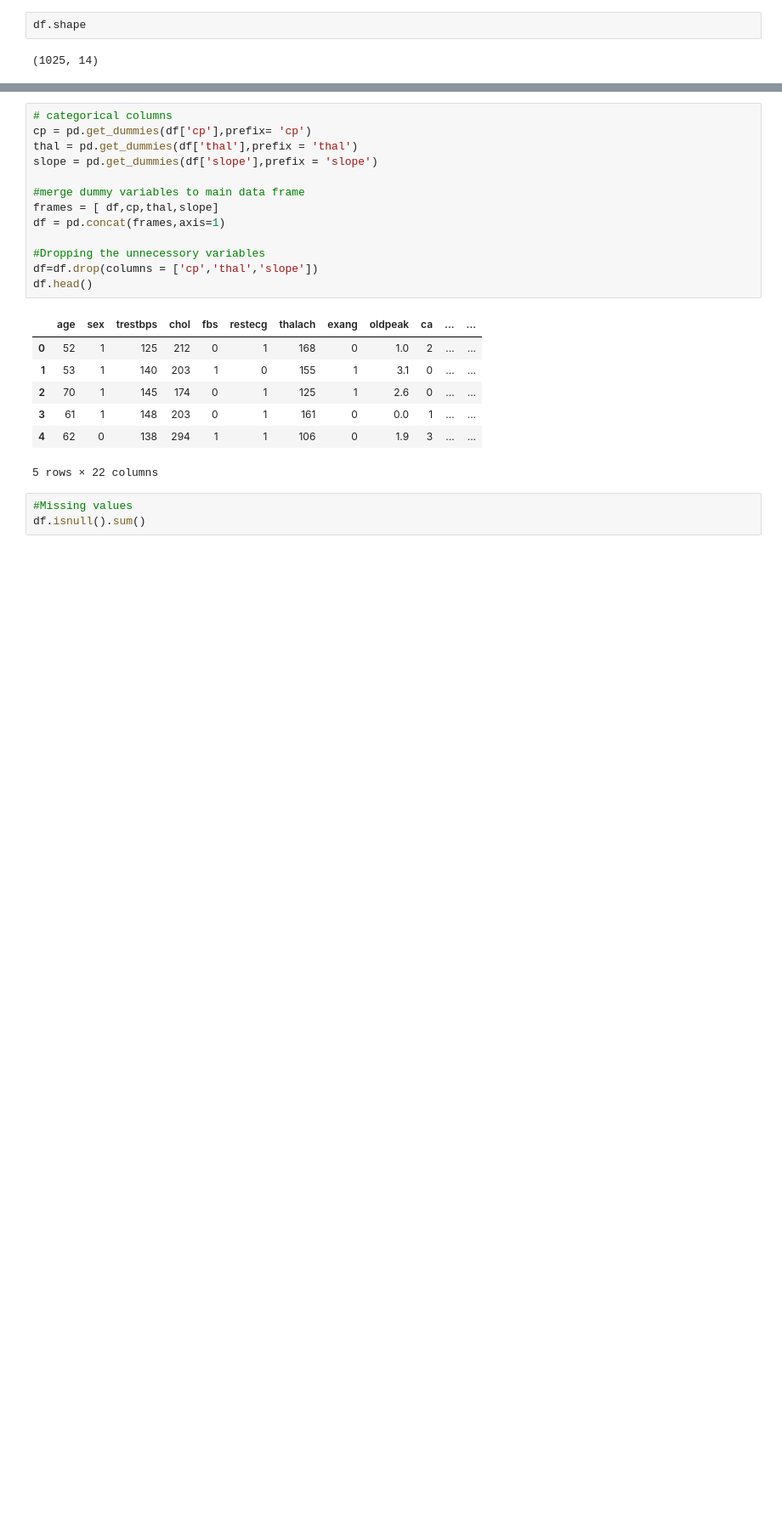
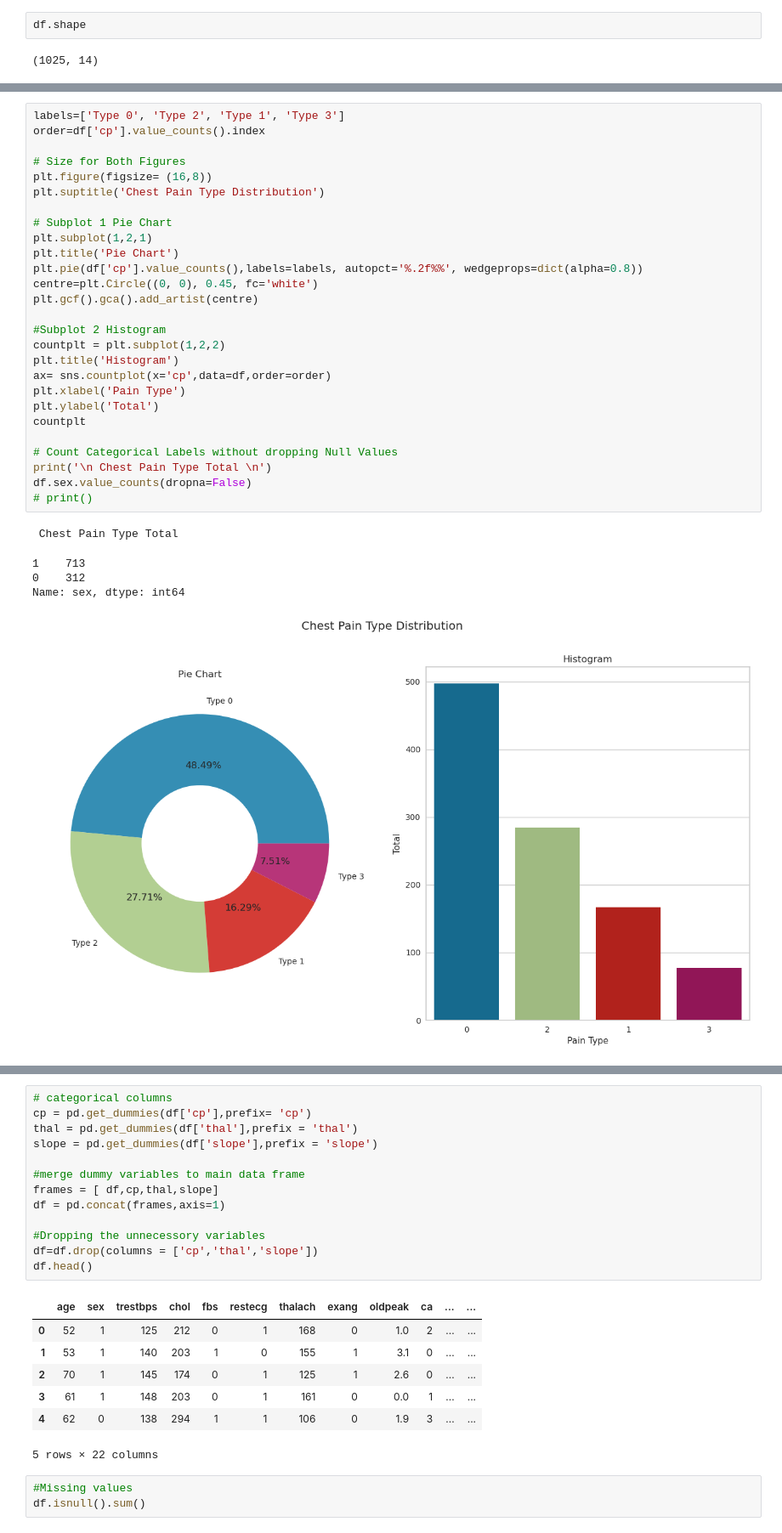
Before and after one commit to sakethrambilla/Kaggle-Notebooks, a Jupyter notebook: Heart-disease-prediction-using-adaboost.ipynb, the cells around one changed output, grey strips where cells are left out. Shown at 85% size. Cells and saved outputs as stored; diff of their text form; blank space fills up the shorter version.

```diff
--- a/Heart-disease-prediction-using-adaboost.ipynb
+++ b/Heart-disease-prediction-using-adaboost.ipynb
@@ -100,0 +267,33 @@ memory usage: 112.2+ KB
+# %%
+labels=['Type 0', 'Type 2', 'Type 1', 'Type 3']
+order=df['cp'].value_counts().index
+
+# Size for Both Figures
+plt.figure(figsize= (16,8))
+plt.suptitle('Chest Pain Type Distribution')
+
+# Subplot 1 Pie Chart
+plt.subplot(1,2,1)
+plt.title('Pie Chart')
+plt.pie(df['cp'].value_counts(),labels=labels, autopct='%.2f%%', wedgeprops=dict(alpha=0.8))
+centre=plt.Circle((0, 0), 0.45, fc='white')
+plt.gcf().gca().add_artist(centre)
+
+#Subplot 2 Histogram
+countplt = plt.subplot(1,2,2)
+plt.title('Histogram')
+ax= sns.countplot(x='cp',data=df,order=order)
+plt.xlabel('Pain Type')
+plt.ylabel('Total')
+countplt
+
+# Count Categorical Labels without dropping Null Values
+print('\n Chest Pain Type Total \n')
+df.sex.value_counts(dropna=False)
+# print()
+# %% [output]
+ Chest Pain Type Total
+1    713
+0    312
+Name: sex, dtype: int64
+[figure, added]
```
Also changed, not shown: parts of 93 cells of this notebook.
